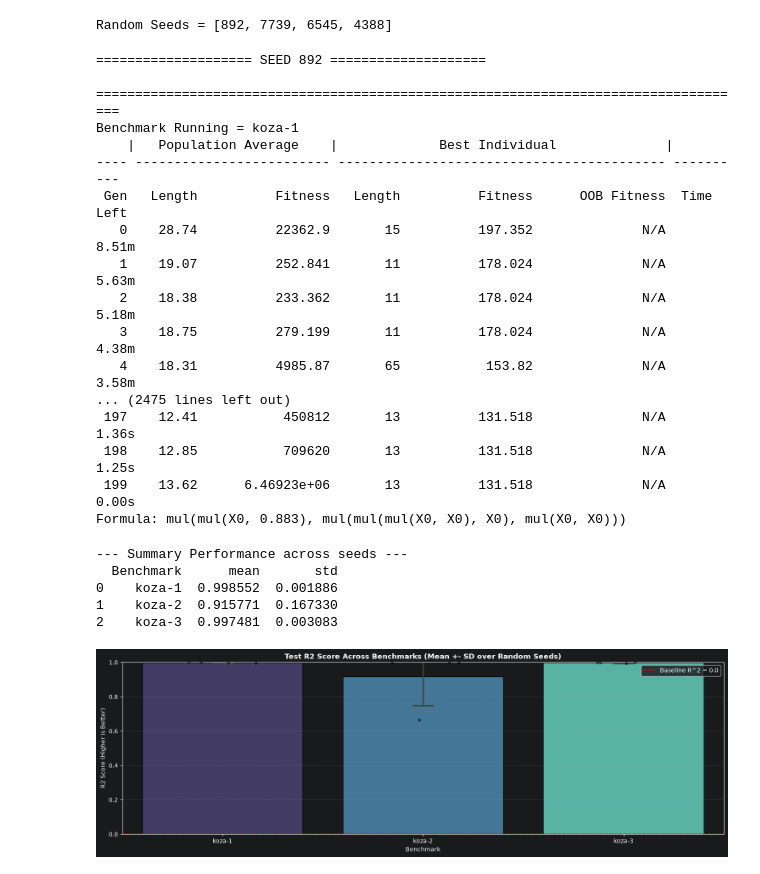
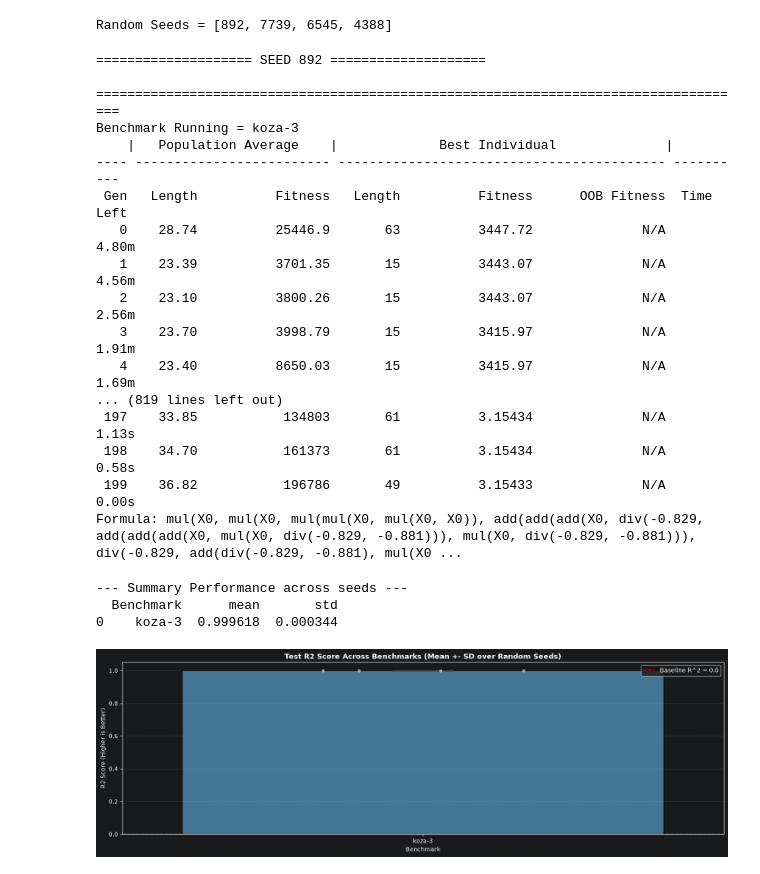
Before and after one commit to Repeating1212/gplearn, a Jupyter notebook: ppm/gp_testing_ppm.ipynb, the cells around one changed output. Cells and saved outputs as stored; diff of their text form; code cells hidden in the pictures.

```diff
--- a/ppm/gp_testing_ppm.ipynb
+++ b/ppm/gp_testing_ppm.ipynb
@@ -152,13 +152,13 @@ def plot_all_benchmarks_histogram(n_samples=10000, random_state=42, benchmarks =
 # plot_all_benchmarks_histogram(benchmarks=benchmarks)
 # %%
 benchmarks = [
-    'koza-1', 'koza-2', 'koza-3',
+    # 'koza-1', 'koza-2', 'koza-3',
     # 'NGUYEN1', 'NGUYEN3', 'NGUYEN5',
     # 'NGUYEN6', 'NGUYEN7', 'NGUYEN10',
     # 'PAGIE1', 'KEIJZER6', 'VLADISLAVLEVA1',
 
     # 'NGUYEN10', 'PAGIE1', 'KEIJZER6', 'VLADISLAVLEVA1'
-    # 'koza-3'
+    'koza-3'
 ]
 
 total_run = len(benchmarks)
@@ -206,6 +206,7 @@ Random Seeds = [892, 7739, 6545, 4388]
 # %%
 results = []
 new_result = []
+is_break = False
 
 for seed in random_seeds:
     print(f"\n==================== SEED {seed} ====================")
@@ -253,24 +254,30 @@ for seed in random_seeds:
             'Prey Fitness': r2_scores,
             'Predator Fitness': est_gp.predator_best_fitness
         })
+
+        if r2 < 0.6:
+            is_break = True
+            break
+
+    if (is_break): break
 # %% [output]
 ==================== SEED 892 ====================
 
 ====================================================================================
-Benchmark Running = koza-1
+Benchmark Running = koza-3
     |   Population Average    |             Best Individual              |
 ---- ------------------------- ------------------------------------------ ----------
  Gen   Length          Fitness   Length          Fitness      OOB Fitness  Time Left
-   0    28.74          22362.9       15          197.352              N/A      8.51m
-   1    19.07          252.841       11          178.024              N/A      5.63m
-   2    18.38          233.362       11          178.024              N/A      5.18m
-   3    18.75          279.199       11          178.024              N/A      4.38m
-   4    18.31          4985.87       65           153.82              N/A      3.58m
-... (2475 lines left out)
- 197    12.41           450812       13          131.518              N/A      1.36s
- 198    12.85           709620       13          131.518              N/A      1.25s
- 199    13.62      6.46923e+06       13          131.518              N/A      0.00s
-Formula: mul(mul(X0, 0.883), mul(mul(mul(X0, X0), X0), mul(X0, X0)))
+   0    28.74          25446.9       63          3447.72              N/A      4.80m
+   1    23.39          3701.35       15          3443.07              N/A      4.56m
+   2    23.10          3800.26       15          3443.07              N/A      2.56m
+   3    23.70          3998.79       15          3415.97              N/A      1.91m
+   4    23.40          8650.03       15          3415.97              N/A      1.69m
+... (819 lines left out)
+ 197    33.85           134803       61          3.15434              N/A      1.13s
+ 198    34.70           161373       61          3.15434              N/A      0.58s
+ 199    36.82           196786       49          3.15433              N/A      0.00s
+Formula: mul(X0, mul(X0, mul(mul(X0, mul(X0, X0)), add(add(add(X0, div(-0.829, add(add(add(X0, mul(X0, div(-0.829, -0.881))), mul(X0, div(-0.829, -0.881))), div(-0.829, add(div(-0.829, -0.881), mul(X0 ...
 # %%
 # Convert results into a DataFrame
 df_results = pd.DataFrame(new_result)
@@ -287,39 +294,37 @@ sns.barplot(
     x='Benchmark',
     y='R2_Score',
     hue='Benchmark',
     palette='mako',
     errorbar='sd',       # Shows standard deviation across seeds
     capsize=0.1,         # Adds caps to error bars
     legend=False,
     edgecolor='black'
 )
 
 # Overlay individual seed points
 sns.stripplot(
     data=df_results,
     x='Benchmark',
     y='R2_Score',
-    color='black',
+    color='white',
     alpha=0.6,
     jitter=0.2,
     size=5
 )
 
 plt.axhline(0, color='red', linestyle='--', label='Baseline R^2 = 0.0')
-plt.ylim(top=1)
+plt.ylim(top=1.05)
 plt.title('Test R2 Score Across Benchmarks (Mean +- SD over Random Seeds)', fontsize=12, fontweight='bold')
 plt.ylabel('R2 Score (Higher is Better)')
 plt.grid(axis='y', linestyle=':', alpha=0.7)
 plt.legend()
 plt.tight_layout()
 plt.show()
 # %% [output]
 --- Summary Performance across seeds ---
   Benchmark      mean       std
-0    koza-1  0.998552  0.001886
-1    koza-2  0.915771  0.167330
-2    koza-3  0.997481  0.003083
+0    koza-3  0.999618  0.000344
-[figure, old version]
+[figure, new version]
 # %%
 # Plot Fitness of Prey VS Predator
 
```
Also changed, not shown: parts of 2 cells of this notebook, 1 other file.
